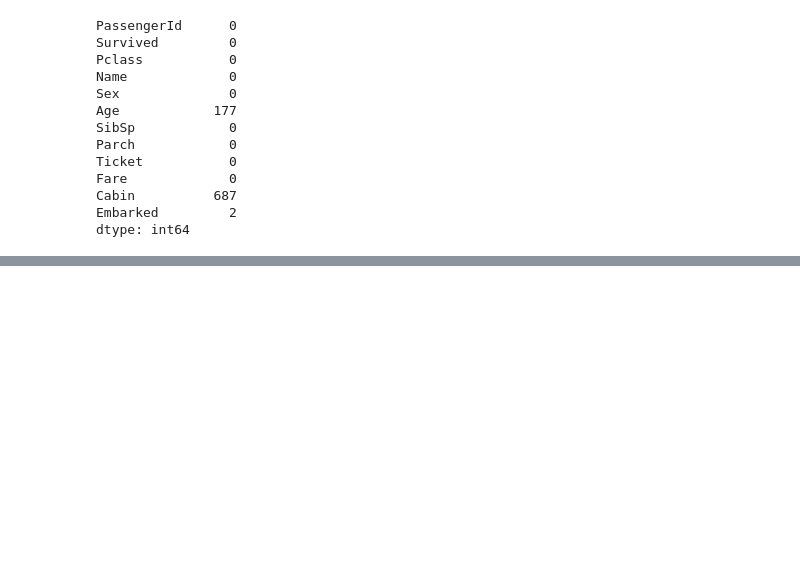
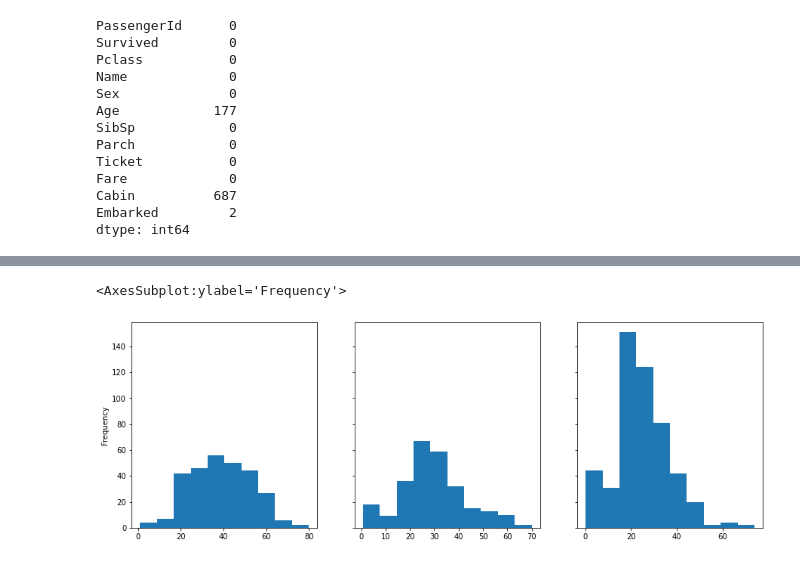
Before and after one commit to RomanRes/titanic, a Jupyter notebook: titanic.ipynb, the cells around one changed output, grey strips where cells are left out. Cells and saved outputs as stored; diff of their text form; code cells hidden in the pictures; blank space fills up the shorter version.

```diff
--- a/titanic.ipynb
+++ b/titanic.ipynb
@@ -65,0 +59,8 @@ df_all.groupby("")
+# %%
+fig, ax = plt.subplots(1, 3, sharex='col', sharey='row', figsize=(15, 5))
+df_all[df_all.Pclass == 1]["Age"].plot.hist(bins=10, ax=ax[0])
+df_all[df_all.Pclass == 2]["Age"].plot.hist(bins=10, ax=ax[1])
+df_all[df_all.Pclass == 3]["Age"].plot.hist(bins=10, ax=ax[2])
+# %% [output]
+<AxesSubplot:ylabel='Frequency'>
+[figure, added]
```
Also changed, not shown: parts of 37 cells of this notebook, 3 other files.
